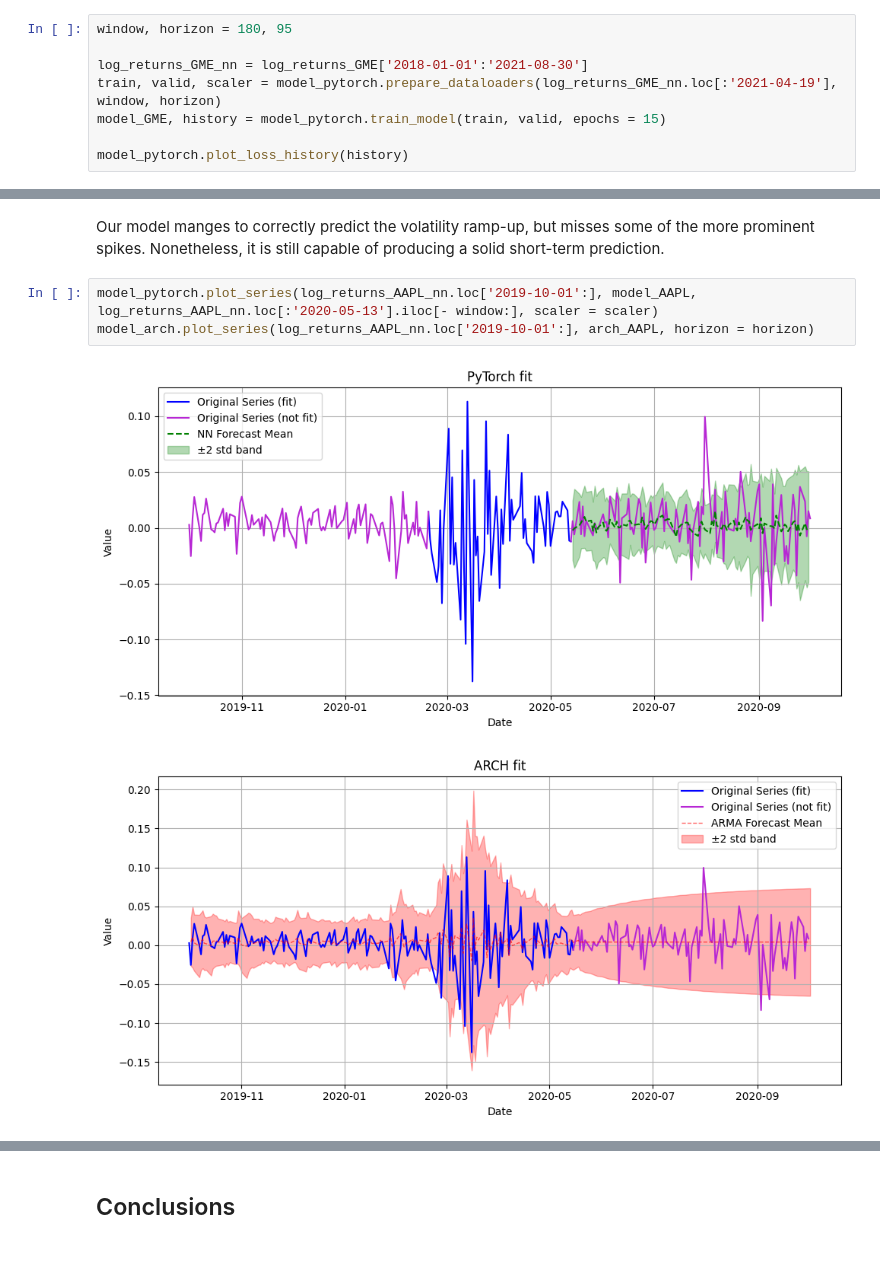
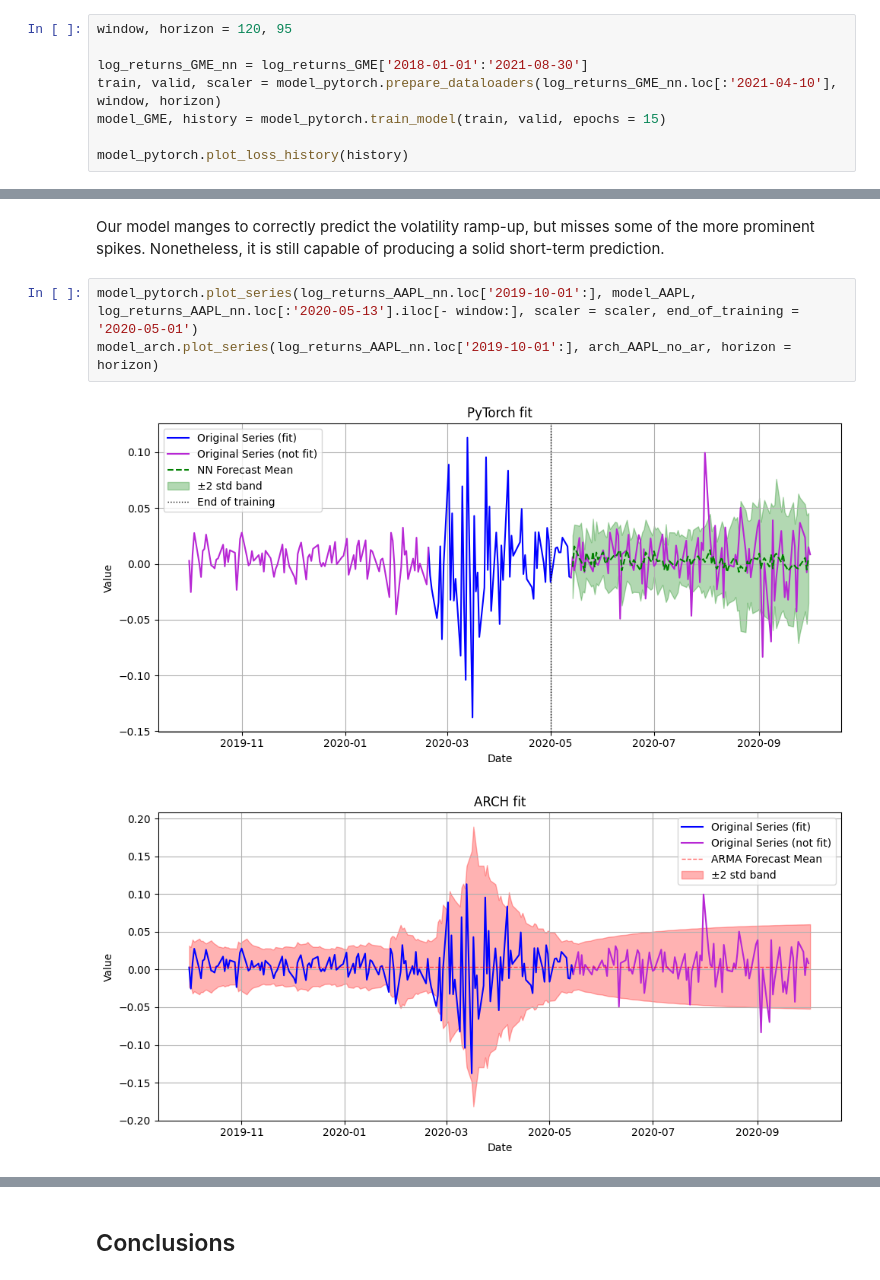
Before and after one commit to AlexanderGTumanov/stock-analyzer, a Jupyter notebook: notebooks/stock_analyzer.ipynb, the cells around one changed output, grey strips where cells are left out. Cells and saved outputs as stored; diff of their text form.

Commit message:
Improved model comparisons, added requirements.txt

```diff
--- a/notebooks/stock_analyzer.ipynb
+++ b/notebooks/stock_analyzer.ipynb
@@ -135,10 +169,10 @@ model_arch.plot_series(log_returns_BA_nn.loc['2019-10-01':], arch_BA, horizon =
 # %% [markdown]
 The model for the aftermath of the Gamestop short squeeze is somewhat harder to train because of the non-stationary nature of this event. When trained on a large dataset, the model predominantly sees periods of stability and, therefore, does not have sufficient opportunity to learn non-stationary behavior. To address this, we include the crash period itself in the training data and restrict how far back the training set extends in order to increase the relative weight of samples near the crash. As before, the post-crash data that we aim to model is excluded from training and remains unseen by the model.
 # %%
-window, horizon = 180, 95
+window, horizon = 120, 95
 
 log_returns_GME_nn = log_returns_GME['2018-01-01':'2021-08-30']
-train, valid, scaler = model_pytorch.prepare_dataloaders(log_returns_GME_nn.loc[:'2021-04-19'], window, horizon)
+train, valid, scaler = model_pytorch.prepare_dataloaders(log_returns_GME_nn.loc[:'2021-04-10'], window, horizon)
 model_GME, history = model_pytorch.train_model(train, valid, epochs = 15)
 
 model_pytorch.plot_loss_history(history)
@@ -169,8 +214,8 @@ model_pytorch.plot_loss_history(history)
 # %% [markdown]
 Our model manges to correctly predict the volatility ramp-up, but misses some of the more prominent spikes. Nonetheless, it is still capable of producing a solid short-term prediction.
 # %%
-model_pytorch.plot_series(log_returns_AAPL_nn.loc['2019-10-01':], model_AAPL, log_returns_AAPL_nn.loc[:'2020-05-13'].iloc[- window:], scaler = scaler)
-model_arch.plot_series(log_returns_AAPL_nn.loc['2019-10-01':], arch_AAPL, horizon = horizon)
+model_pytorch.plot_series(log_returns_AAPL_nn.loc['2019-10-01':], model_AAPL, log_returns_AAPL_nn.loc[:'2020-05-13'].iloc[- window:], scaler = scaler, end_of_training = '2020-05-01')
+model_arch.plot_series(log_returns_AAPL_nn.loc['2019-10-01':], arch_AAPL_no_ar, horizon = horizon)
 # %% [output]
-[figure, old version]
+[figure, new version]
-[figure, old version]
+[figure, new version]
```
Also changed, not shown: parts of 26 cells of this notebook, 4 other files.
